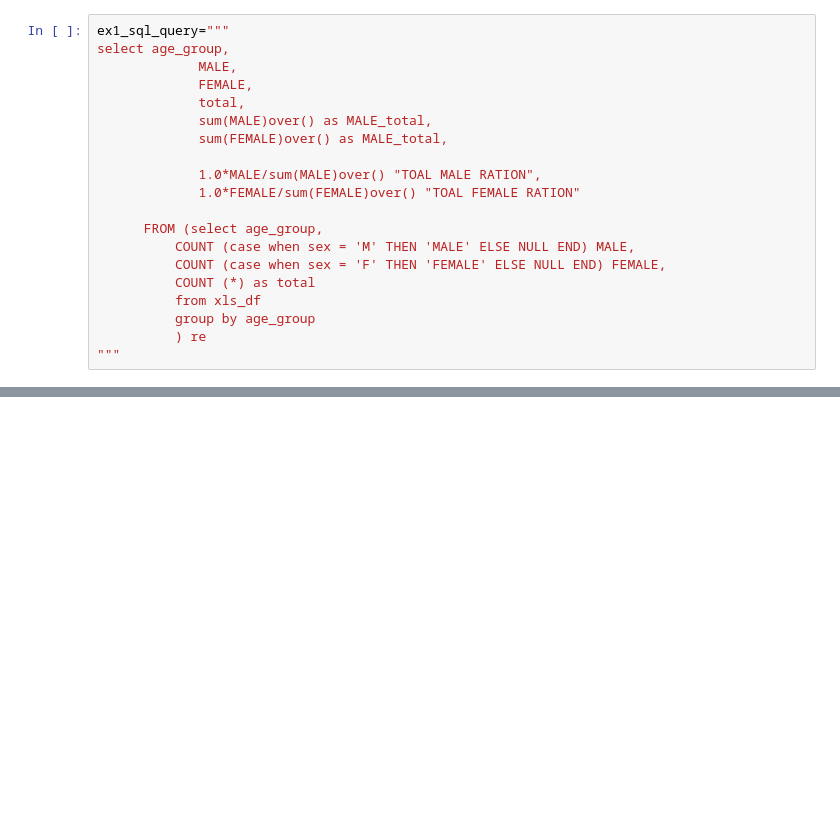
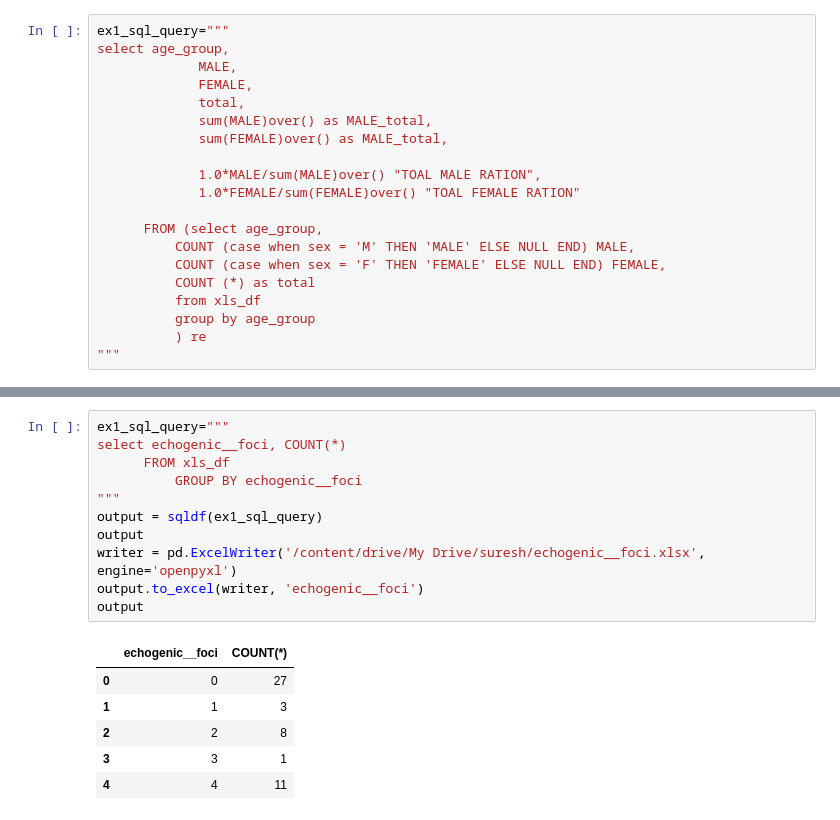
Before and after one commit to vishnoiprem/Chargebee-etl, a Jupyter notebook: Copy_of_Copy_of_suresh_asignment.ipynb, the cells around one changed output, grey strips where cells are left out. Cells and saved outputs as stored; diff of their text form; blank space fills up the shorter version.

```diff
--- a/Copy_of_Copy_of_suresh_asignment.ipynb
+++ b/Copy_of_Copy_of_suresh_asignment.ipynb
@@ -307,0 +380,18 @@ KeyError: ignored
+# %%
+ex1_sql_query="""
+select echogenic__foci, COUNT(*)
+      FROM xls_df
+          GROUP BY echogenic__foci
+"""
+output = sqldf(ex1_sql_query)
+output
+writer = pd.ExcelWriter('/content/drive/My Drive/suresh/echogenic__foci.xlsx', engine='openpyxl')
+output.to_excel(writer, 'echogenic__foci')
+output
+# %% [output]
+|  | echogenic__foci | COUNT(*) |
+| 0 | 0 | 27 |
+| 1 | 1 | 3 |
+| 2 | 2 | 8 |
+| 3 | 3 | 1 |
+| 4 | 4 | 11 |
```
Also changed, not shown: parts of 22 cells of this notebook.
